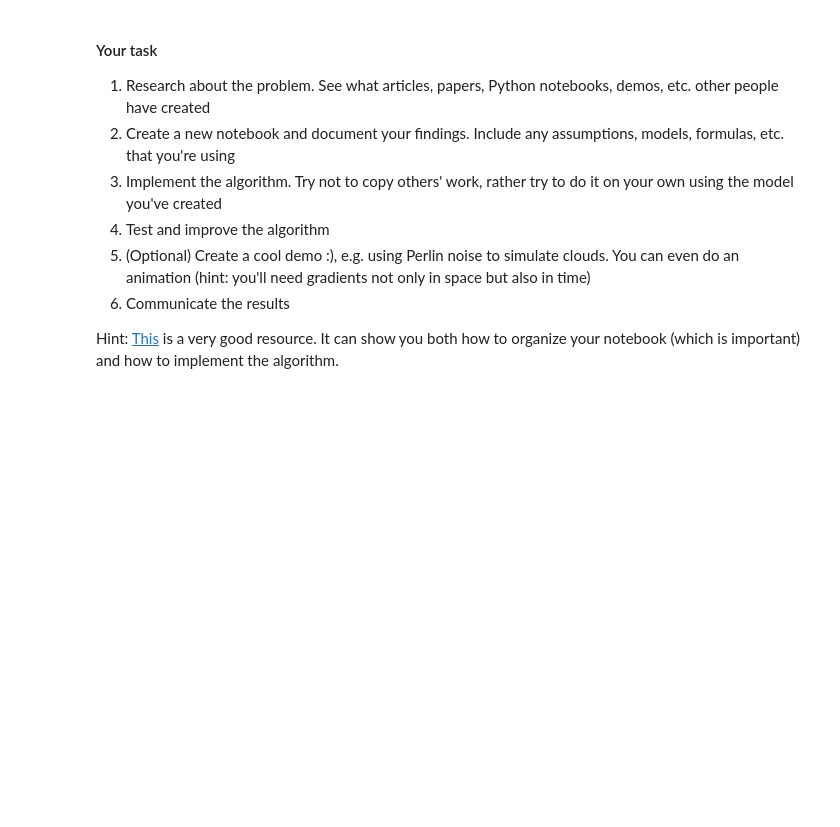
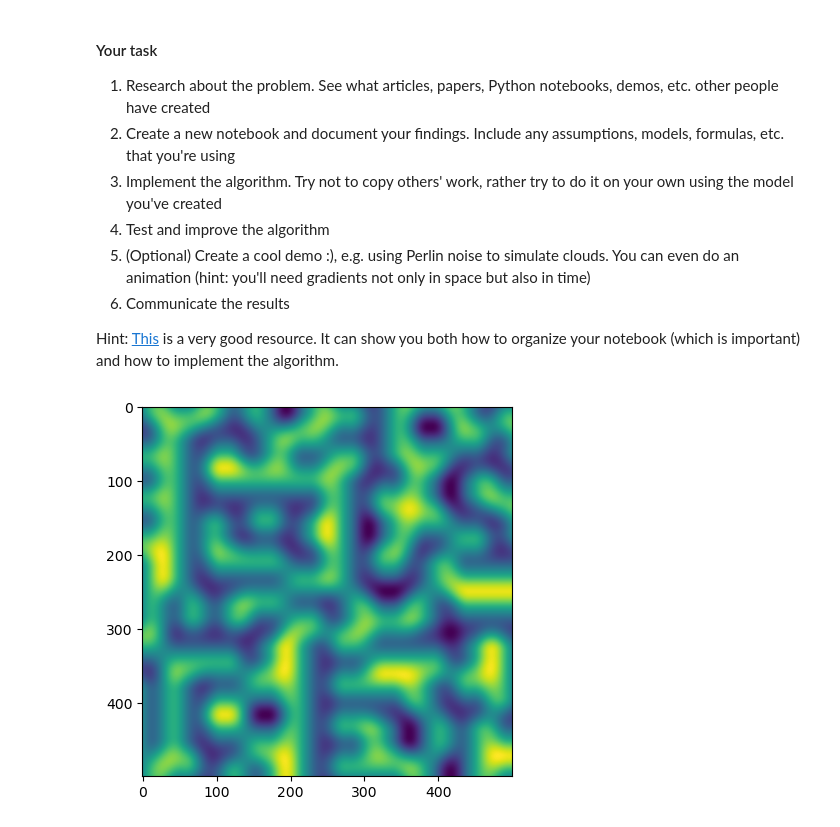
Before and after one commit to plamenborachev/Softuni-MathConceptsForDevelopers-March2024, a Jupyter notebook: 02.High-School-Maths-Exercise/High-SchoolMathsExercise.ipynb, the cells around one changed output. Saved outputs shown, nothing was run; the diff lists cells and outputs as text; code cells hidden in the pictures; blank space fills up the shorter version.

```diff
--- a/02.High-School-Maths-Exercise/High-SchoolMathsExercise.ipynb
+++ b/02.High-School-Maths-Exercise/High-SchoolMathsExercise.ipynb
@@ -831,3 +838,76 @@ There are many more distributions but right now we'll want to have a look at a p
 6. Communicate the results
 
 Hint: [This](http://flafla2.github.io/2014/08/09/perlinnoise.html) is a very good resource. It can show you both how to organize your notebook (which is important) and how to implement the algorithm.
+# %%
+
+# create a Perlin texture in 2D
+
+import numpy as np
+import matplotlib.pyplot as plot
+
+def perlin(x, y, seed=0):
+    # create a permutation table based on number of pixels
+    # seed is the initial value we want to start with
+    # we also use seed function to get same set of numbers
+    # this helps to keep our perlin graph smooth
+    np.random.seed(seed)
+    ptable = np.arange(256, dtype=int)
+
+    # shuffle our numbers in the table
+    np.random.shuffle(ptable)
+
+    # create a 2d array and then turn it one dimensional
+    # so that we can apply our dot product interpolations easily
+    ptable = np.stack([ptable, ptable]).flatten()
+
+    # grid coordinates
+    xi, yi = x.astype(int), y.astype(int)
+
+    # distance vector coordinates
+    xg, yg = x - xi, y - yi
+
+    # apply fade function to distance coordinates
+    xf, yf = fade(xg), fade(yg)
+
+    # the gradient vector coordinates in the top left, top right, bottom left bottom right
+
+    n00 = gradient(ptable[ptable[xi] + yi], xg, yg)
+    n01 = gradient(ptable[ptable[xi] + yi + 1], xg, yg - 1)
+    n11 = gradient(ptable[ptable[xi + 1] + yi + 1], xg - 1, yg - 1)
+    n10 = gradient(ptable[ptable[xi + 1] + yi], xg - 1, yg)
+
+    # apply linear interpolation i.e dot product to calculate average
+    x1 = lerp(n00, n10, xf)
+    x2 = lerp(n01, n11, xf)
+    return lerp(x1, x2, yf)
+
+def lerp(a, b, x):
+    "linear interpolation i.e dot product"
+    return a + x * (b - a)
+
+# smoothing function,
+# the first derivative and second both are zero for this function
+
+def fade(f):
+
+    return 6 * f**5 - 15 * f**4 + 10 * f**3
+
+# calculate the gradient vectors and dot product
+def gradient(c, x, y):
+
+    vectors = np.array([[0, 1], [0, -1], [1, 0], [-1, 0]])
+    gradient_co = vectors[c % 4]
+    return gradient_co[:, :, 0] * x + gradient_co[:, :, 1] * y
+
+# create evenly spaced out numbers in a specified interval
+lin_array = np.linspace(1, 10, 500, endpoint=False)
+
+# create grid using linear 1d arrays
+x, y = np.meshgrid(lin_array, lin_array)
+
+# generate graph
+plot.imshow(perlin(x, y, seed=2), origin = 'upper')
+
+plot.show()
+# %% [output]
+[figure, added]
```
Also changed, not shown: parts of 2 cells of this notebook, 2 other files.
